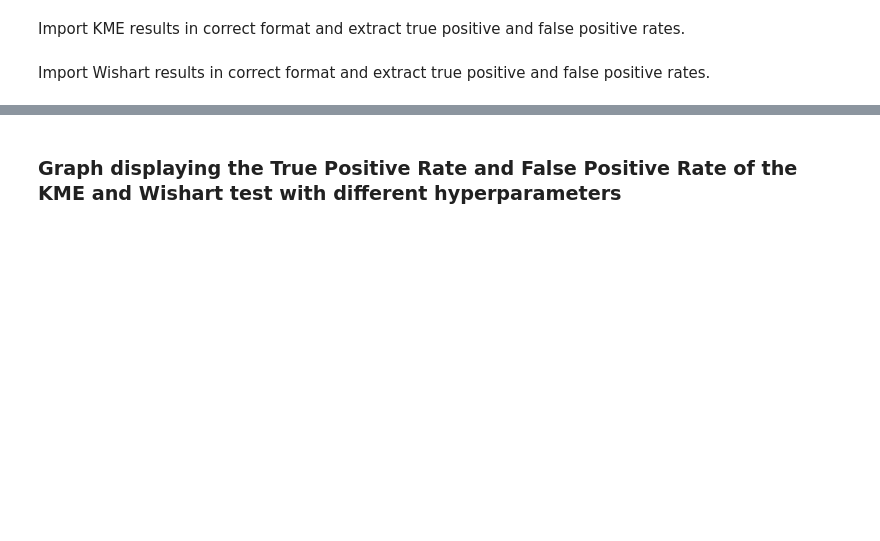
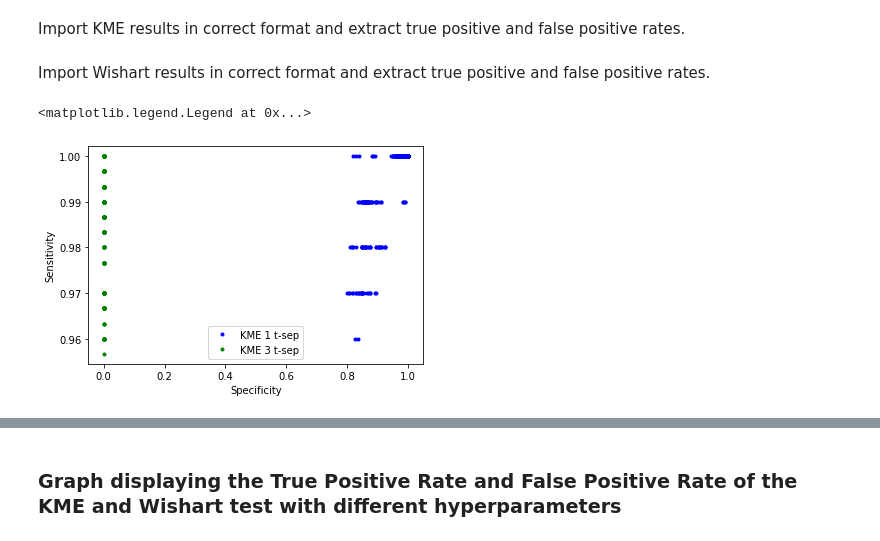
Before and after one commit to DennisZY/RCC_tetrad_constraints, a Jupyter notebook: experiment_results/hyperparam_opt/basic_graph_results/Hyperparameter experiment simple graph.ipynb, the cells around one changed output, grey strips where cells are left out. Drawn from its saved outputs; the diff is of its cells as text; code cells hidden in the pictures; blank space fills up the shorter version.

```diff
--- a/experiment_results/hyperparam_opt/basic_graph_results/Hyperparameter experiment simple graph.ipynb
+++ b/experiment_results/hyperparam_opt/basic_graph_results/Hyperparameter experiment simple graph.ipynb
@@ -31,2 +20,22 @@ results.loc[results['trueneg'] == 1, 'trueneg'] = 0
+# %%
+def sens_and_spec(df):
+    sensitivity = df['truepos'] / (df['truepos'] + df['falseneg'])
+    specificity = df['trueneg'] / (df['trueneg'] + df['falsepos'])
+
+    sensitivity[np.isnan(sensitivity)] = 0
+    specificity[np.isnan(specificity)] = 0
+    return(sensitivity, specificity)
+
+def KME_mean(df):
+    df_mean = df.groupby(['b','d','KME','E','K','n_samples','n_distributions']).mean()
+    df_mean.insert(1, 'acc_std', df.groupby(['b','d','KME','E','K','n_samples','n_distributions'])[['score']].std())
+    df_mean = df_mean.reset_index()
+    return(df_mean)
+
+def wish_mean(df):
+    df_mean = df.groupby(['b','d','n_samples']).mean()
+    df_mean.insert(2, 'acc_std', df.groupby(['b','d','n_samples'])[['accuracy']].std())
+    df_mean = df_mean.reset_index()
+    return(df_mean)
 # %% [markdown]
 Import KME results in correct format and extract true positive and false positive rates.
@@ -41,2 +42,18 @@ false_pos = results_mean['falsepos'] / (results_mean['falsepos'] + results_mean[
+# %%
+results_1_mean = KME_mean(results_1)
+
+sensitivity_1, specificity_1 = sens_and_spec(results_1_mean)
+
+results_1_mean['sens'] = sensitivity_1
+results_1_mean['spec'] = specificity_1
+
+#print(results_mean.reset_index().to_markdown())
+# %%
+results_3_mean = KME_mean(results_3)
+
+sensitivity_3, specificity_3 = sens_and_spec(results_3_mean)
+
+results_3_mean['sens'] = sensitivity_3
+results_3_mean['spec'] = specificity_3
 # %% [markdown]
 Import Wishart results in correct format and extract true positive and false positive rates.
@@ -61,0 +78,10 @@ false_pos_wish_nonlin[np.isnan(false_pos_wish_nonlin)] = 0
+# %%
+plt.plot(specificity_1,sensitivity_1, 'b.',label='KME 1 t-sep')
+plt.plot(specificity_3, sensitivity_3, 'g.',label='KME 3 t-sep')
+#plt.plot([0,1],'k')
+plt.xlabel('Specificity')
+plt.ylabel('Sensitivity')
+plt.legend()
+# %% [output]
+<matplotlib.legend.Legend at 0x...>
+[figure, added]
```
Also changed, not shown: parts of 29 cells of this notebook, 19 other files.
